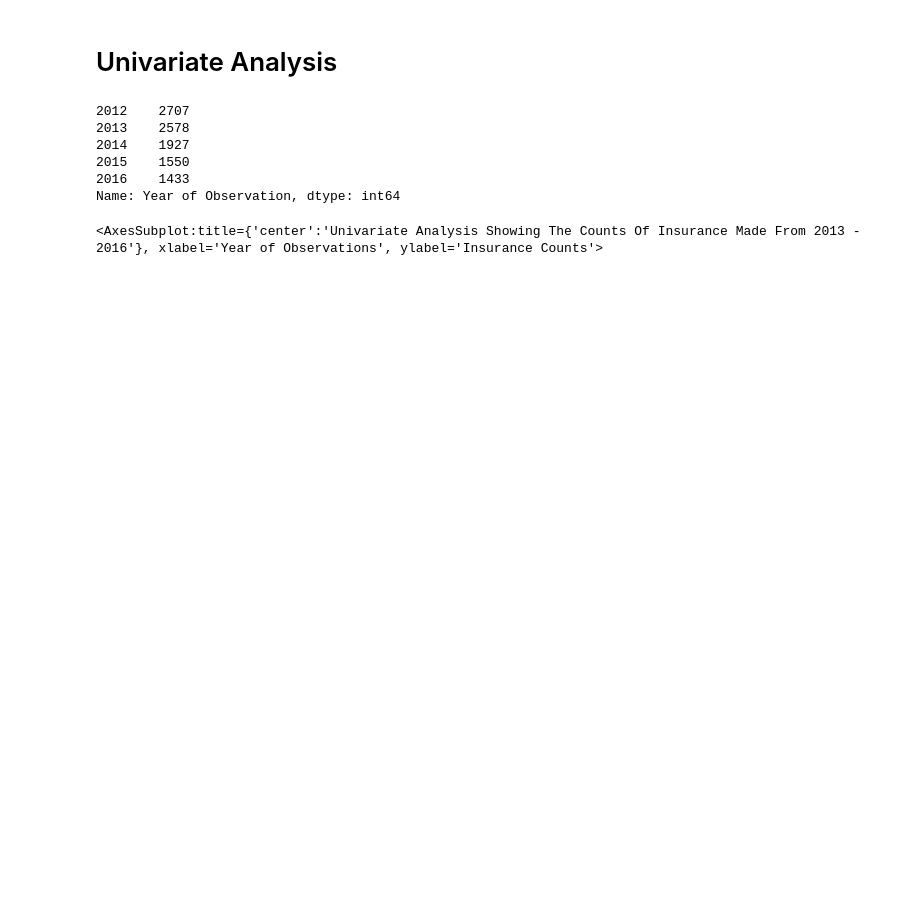
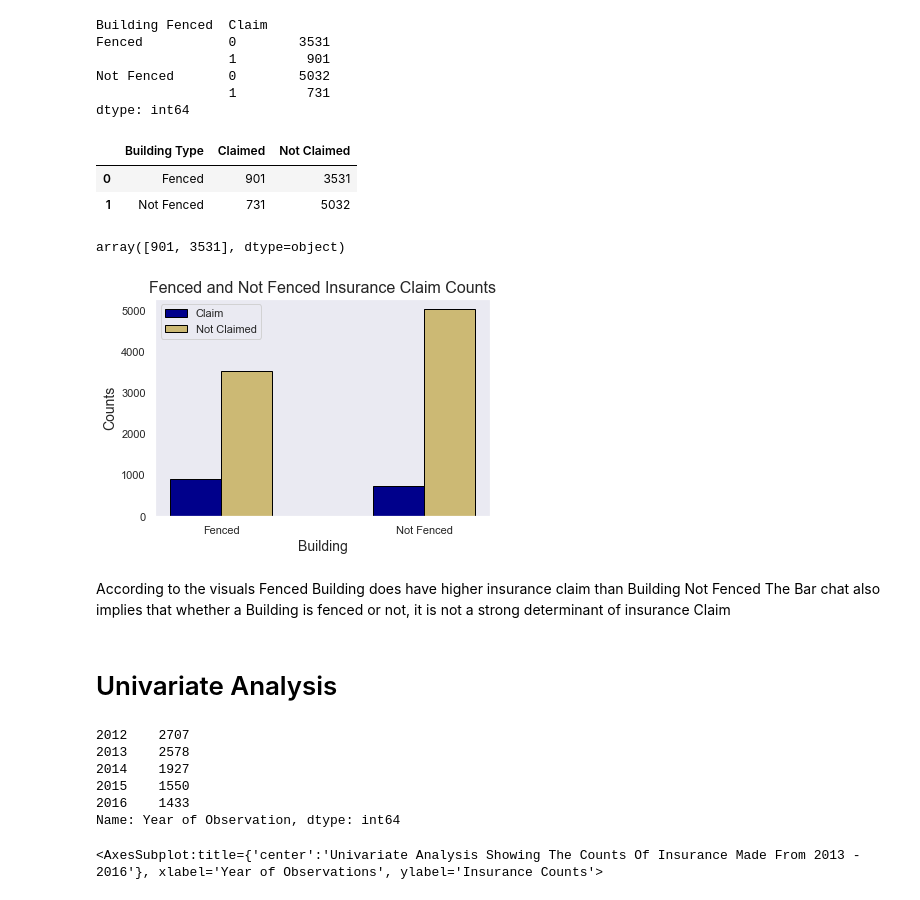
Before and after one commit to spydann/Insurance-Claim-Analysis-and-Prediction, a Jupyter notebook: Insurance/Data Visualization.ipynb, the cells around one changed output. Drawn from its saved outputs; the diff is of its cells as text; code cells hidden in the pictures; blank space fills up the shorter version.

```diff
--- a/Insurance/Data Visualization.ipynb
+++ b/Insurance/Data Visualization.ipynb
@@ -31,0 +48,47 @@ data.tail()
+# %%
+# Visualize the Insurance Claimed between Fenced Building and Not Fenced Building
+
+Fenced_gb = data.groupby('Building Fenced')[['Claim','Building Fenced']].value_counts()
+Fenced_gb
+# %% [output]
+Building Fenced  Claim
+Fenced           0        3531
+                 1         901
+Not Fenced       0        5032
+                 1         731
+dtype: int64
+# %%
+df_1 = pd.DataFrame({'Building Type': ['Fenced','Not Fenced'],'Claimed':[901,731], 'Not Claimed':[3531,5032]})
+df_1
+# %% [output]
+|  | Building Type | Claimed | Not Claimed |
+| 0 | Fenced | 901 | 3531 |
+| 1 | Not Fenced | 731 | 5032 |
+# %%
+df_1.loc[0,['Claimed','Not Claimed']].values
+# %% [output]
+array([901, 3531], dtype=object)
+# %%
+n = len(df_1)
+r = np.arange(n)
+width = 0.25
+
+plt.bar(r,df_1['Claimed'], color = 'darkblue',
+       width = width, edgecolor = 'black',label='Claim')
+plt.bar(r + width,df_1['Not Claimed'], color='y',
+       width = width, edgecolor = 'black',label='Not Claimed')
+
+plt.xlabel('Building',fontsize = 14)
+plt.ylabel('Counts', fontsize = 14)
+plt.title('Fenced and Not Fenced Insurance Claim Counts',fontsize = 16)
+plt.grid(False)
+plt.xticks(r + width/2,['Fenced','Not Fenced'])
+plt.legend()
+
+plt.show()
+# %% [output]
+[figure, added]
+# %% [markdown]
+According to the visuals
+Fenced Building does have higher insurance claim than Building Not Fenced
+The Bar chat also implies that whether a Building is fenced or not, it is not a strong determinant of insurance Claim
```
Also changed, not shown: parts of 9 cells of this notebook, 2 other files.
